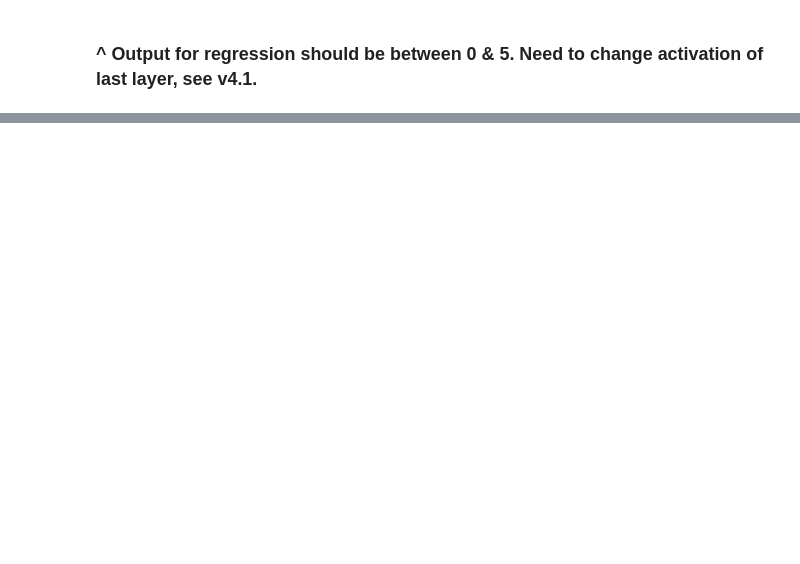
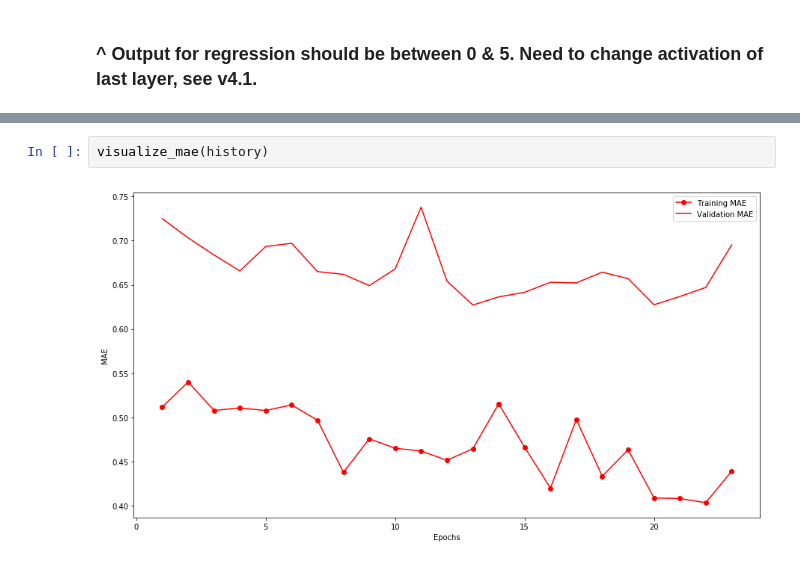
Before and after one commit to stefanradev93/ml2017hd, a Jupyter notebook: rater-v4.4.ipynb, the cells around one changed output, grey strips where cells are left out. Saved outputs shown, nothing was run; the diff lists cells and outputs as text; blank space fills up the shorter version.

```diff
--- a/rater-v4.4.ipynb
+++ b/rater-v4.4.ipynb
@@ -276,0 +319,4 @@ print(y_test)
+# %%
+visualize_mae(history)
+# %% [output]
+[figure, added]
```
Also changed, not shown: parts of 12 cells of this notebook, 2 other files.
